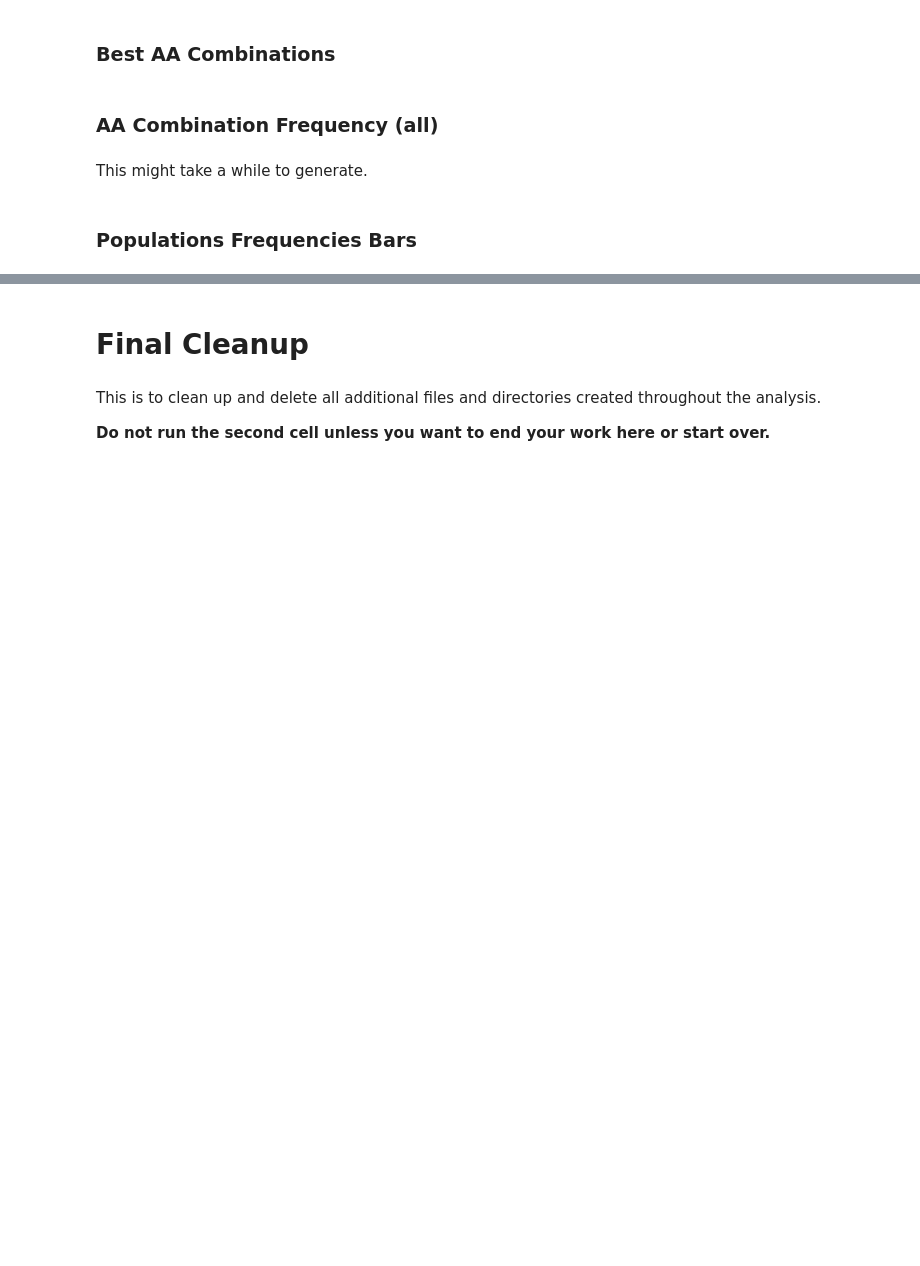
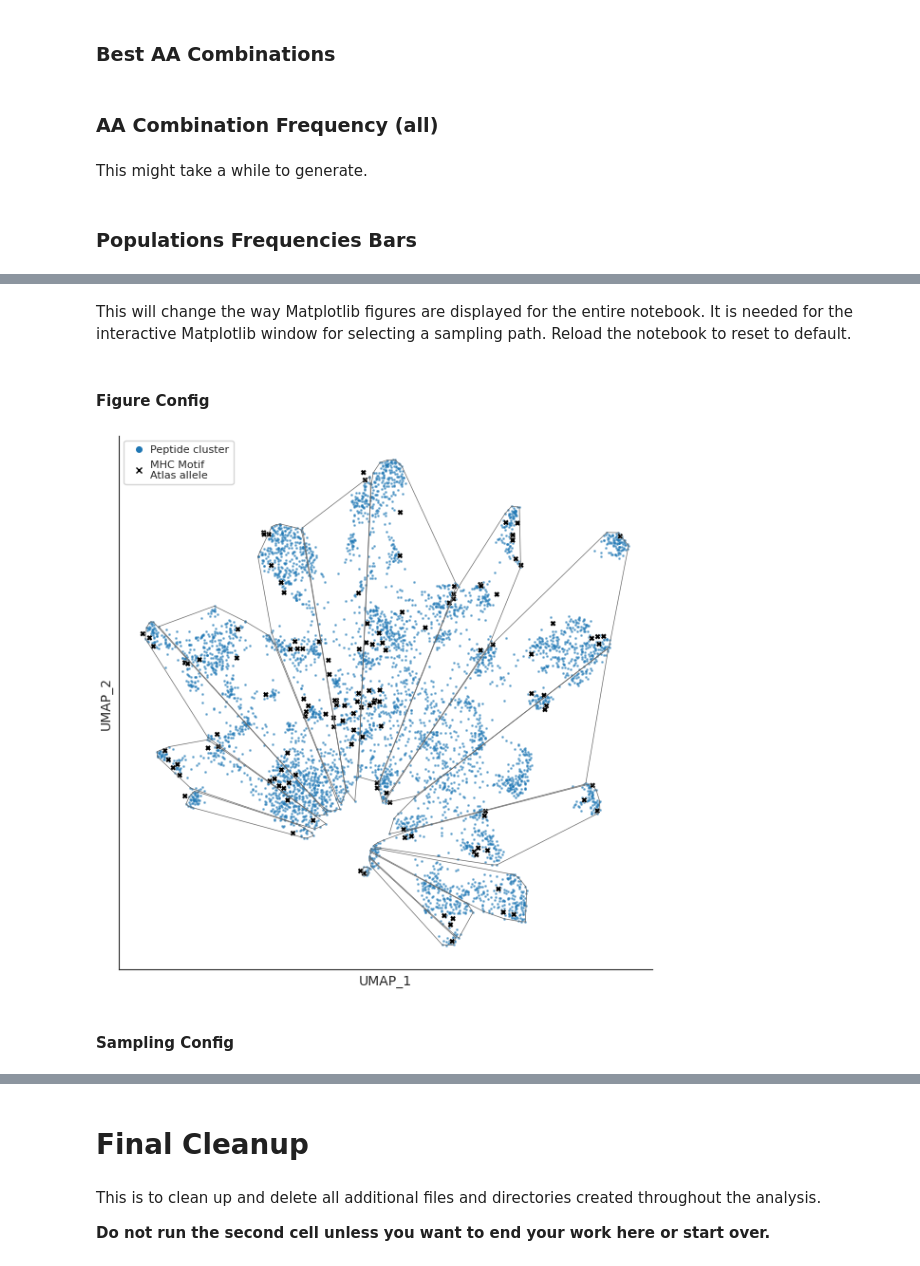
Before and after one commit to immuno-informatics/carmen-analysis, a Jupyter notebook: scripts/analysis_data_generation_and_figures_1.ipynb, the cells around one changed output, grey strips where cells are left out. Cells and saved outputs as stored; diff of their text form; code cells hidden in the pictures; blank space fills up the shorter version.

```diff
--- a/scripts/analysis_data_generation_and_figures_1.ipynb
+++ b/scripts/analysis_data_generation_and_figures_1.ipynb
@@ -4640,0 +4955,22 @@ warnings.resetwarnings()
+# %%
+# Load necessary data
+
+samples = pl.read_csv(samples_main_file)
+
+samples = samples.with_columns(
+    pl.col(samples_list_cols).str.split(samples_list_sep).fill_null(list())
+)
+samples = samples.filter(pl.col(samples_col_label).is_not_null())
+
+embedding = samples[samples_col_umap_x, samples_col_umap_y].to_numpy()
+labels = samples[samples_col_label].to_numpy()
+peptides = samples[samples_col_peptides_9].to_numpy()
+
+unique_labels = sorted(set(labels))
+
+atlas_emb = pl.read_csv(main_motif_atlas_emb_file, separator="\t")
+atlas_emb = atlas_emb.with_columns(
+    pl.col(main_motif_atlas_emb_col_peps).str.split(main_motif_atlas_emb_list_sep)
+)
+# %% [markdown]
+This will change the way Matplotlib figures are displayed for the entire notebook. It is needed for the interactive Matplotlib window for selecting a sampling path. Reload the notebook to reset to default.
@@ -4640,0 +4979,2 @@ warnings.resetwarnings()
+# %% [markdown]
+#### Figure Config
@@ -4640,0 +5078,24 @@ warnings.resetwarnings()
+# %%
+# Draw the path across which peptides will be sampled
+# Sampling of points from the figure is time-based (the slower you draw--the more densely sampled points will be)
+
+
+class SamplingPathSelector:
+    def __init__(self, ax, line_color="black"):
+        self.lasso = LassoSelector(
+            ax, onselect=self.onselect, props=dict(color=line_color)
+        )
+        self.path = None
+
+    def onselect(self, verts):
+        self.path = verts
+
+
+fig = plt.figure(figsize=figsize_in_mm(150, 150), layout="constrained")
+ax = fig.add_subplot()
+
+draw_base_umap(ax)
+
+selector = SamplingPathSelector(ax)
+# %% [output]
+[figure, added]
@@ -4640,0 +5113,2 @@ warnings.resetwarnings()
+# %% [markdown]
+#### Sampling Config
```
Also changed, not shown: parts of 69 cells of this notebook, 1 other file.
